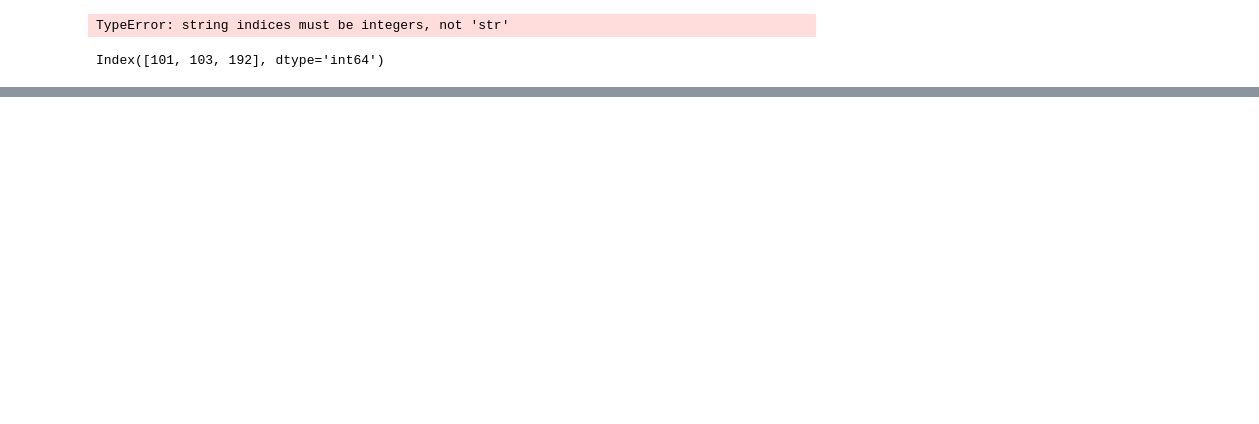
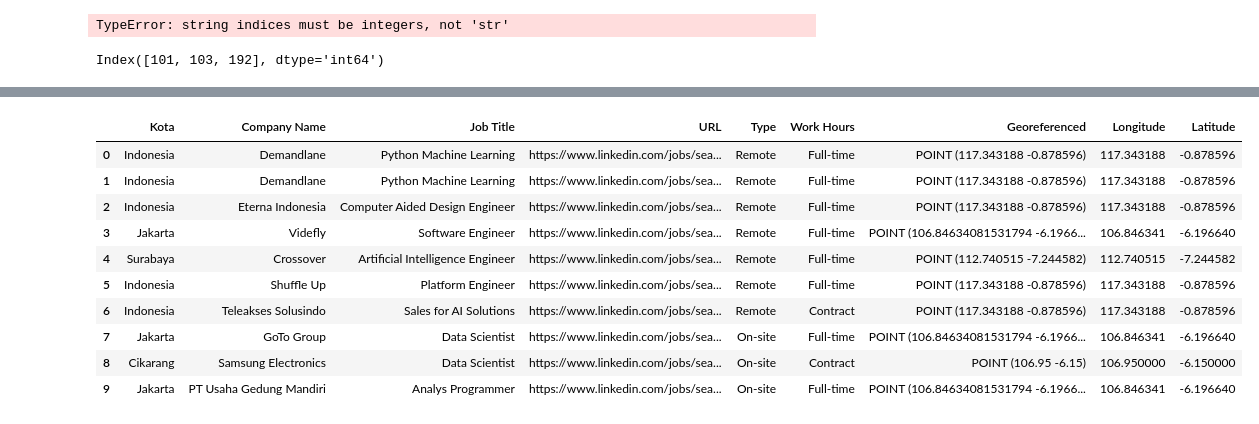
Before and after one commit to bagascahyafb/WASM, a Jupyter notebook: visualisasi.ipynb, the cells around one changed output, grey strips where cells are left out. Cells and saved outputs as stored; diff of their text form; code cells hidden in the pictures; blank space fills up the shorter version.

```diff
--- a/visualisasi.ipynb
+++ b/visualisasi.ipynb
@@ -152,0 +201,28 @@ Index([101, 103, 192], dtype='int64')
+# %%
+# Membuat daftar kata kunci yang ingin dipertahankan
+keywords = ['Data', 'Analyst', 'Analys', 'Analis', 'Analisa', 'Analisis',
+            'Analitik', 'Sains', 'Science', 'Scientist', 'Sciences',
+            'Engineer', 'Machine', 'Learning', 'Mesin', 'AI', 'Artificial', 'Intelligence']
+
+# Membuat regex pattern dari daftar kata kunci
+pattern = '|'.join(keywords)
+
+# Menyaring baris yang mengandung salah satu kata kunci
+df = df[df['Job Title'].str.contains(pattern, flags=re.IGNORECASE, na=False)]
+df = df.drop(columns=["Unnamed: 0"])
+
+# Mengatur ulang indeks agar tidak mengikuti data lama
+df = df.reset_index(drop=True)
+df.head(10)
+# %% [output]
+|  | Kota | Company Name | Job Title | URL | Type | Work Hours | Georeferenced | Longitude | Latitude |
+| 0 | Indonesia | Demandlane | Python Machine Learning | https://www.linkedin.com/jobs/sea... | Remote | Full-time | POINT (117.343188 -0.878596) | 117.343188 | -0.878596 |
+| 1 | Indonesia | Demandlane | Python Machine Learning | https://www.linkedin.com/jobs/sea... | Remote | Full-time | POINT (117.343188 -0.878596) | 117.343188 | -0.878596 |
+| 2 | Indonesia | Eterna Indonesia | Computer Aided Design Engineer | https://www.linkedin.com/jobs/sea... | Remote | Full-time | POINT (117.343188 -0.878596) | 117.343188 | -0.878596 |
+| 3 | Jakarta | Videfly | Software Engineer | https://www.linkedin.com/jobs/sea... | Remote | Full-time | POINT (106.84634081531794 -6.1966... | 106.846341 | -6.196640 |
+| 4 | Surabaya | Crossover | Artificial Intelligence Engineer | https://www.linkedin.com/jobs/sea... | Remote | Full-time | POINT (112.740515 -7.244582) | 112.740515 | -7.244582 |
+| 5 | Indonesia | Shuffle Up | Platform Engineer | https://www.linkedin.com/jobs/sea... | Remote | Full-time | POINT (117.343188 -0.878596) | 117.343188 | -0.878596 |
+| 6 | Indonesia | Teleakses Solusindo | Sales for AI Solutions | https://www.linkedin.com/jobs/sea... | Remote | Contract | POINT (117.343188 -0.878596) | 117.343188 | -0.878596 |
+| 7 | Jakarta | GoTo Group | Data Scientist | https://www.linkedin.com/jobs/sea... | On-site | Full-time | POINT (106.84634081531794 -6.1966... | 106.846341 | -6.196640 |
+| 8 | Cikarang | Samsung Electronics | Data Scientist | https://www.linkedin.com/jobs/sea... | On-site | Contract | POINT (106.95 -6.15) | 106.950000 | -6.150000 |
+| 9 | Jakarta | PT Usaha Gedung Mandiri | Analys Programmer | https://www.linkedin.com/jobs/sea... | On-site | Full-time | POINT (106.84634081531794 -6.1966... | 106.846341 | -6.196640 |
```
Also changed, not shown: parts of 6 cells of this notebook, 2 other files.
